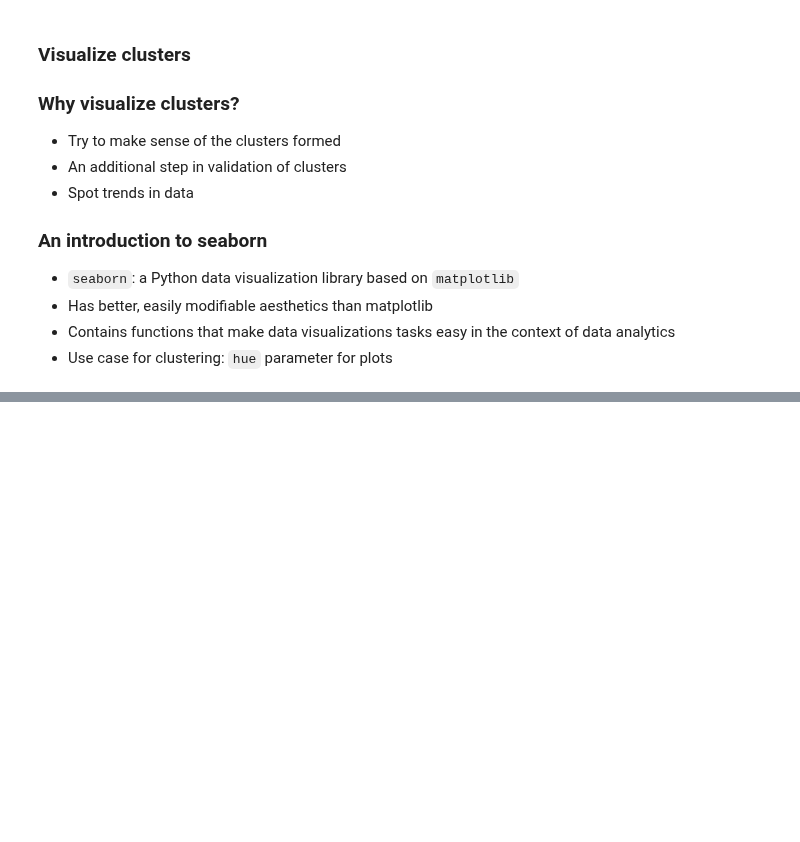
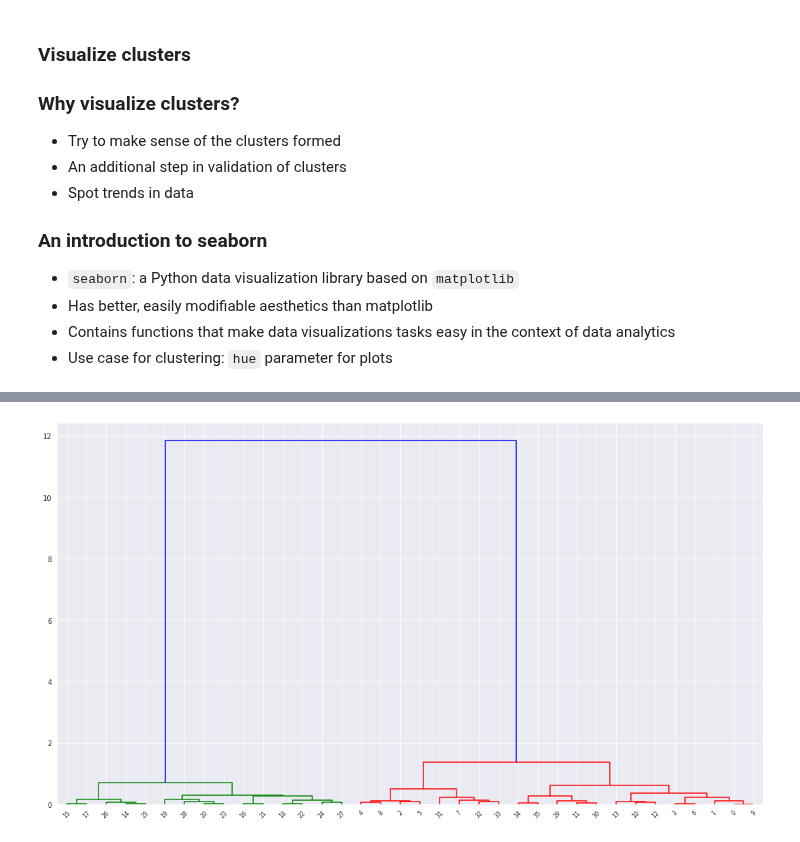
Before and after one commit to MikSm1th/datacamp_notes, a Jupyter notebook: clusterting_w_SciPy/2_Basics_of_hierarchical_clustering.ipynb, the cells around one changed output, grey strips where cells are left out. Drawn from its saved outputs; the diff is of its cells as text; code cells hidden in the pictures; blank space fills up the shorter version.

```diff
--- a/clusterting_w_SciPy/2_Basics_of_hierarchical_clustering.ipynb
+++ b/clusterting_w_SciPy/2_Basics_of_hierarchical_clustering.ipynb
@@ -125,0 +173,10 @@ df.plot.scatter(x='x', y='y', c=df['labels'].apply)
+# %%
+distance_matrix = linkage(comic_con[['x_scaled', 'y_scaled']],
+           method='ward',
+           metric='euclidean')
+
+
+dn = dendrogram(distance_matrix)
+plt.show()
+# %% [output]
+[figure, added]
```
Also changed, not shown: parts of 11 cells of this notebook.
